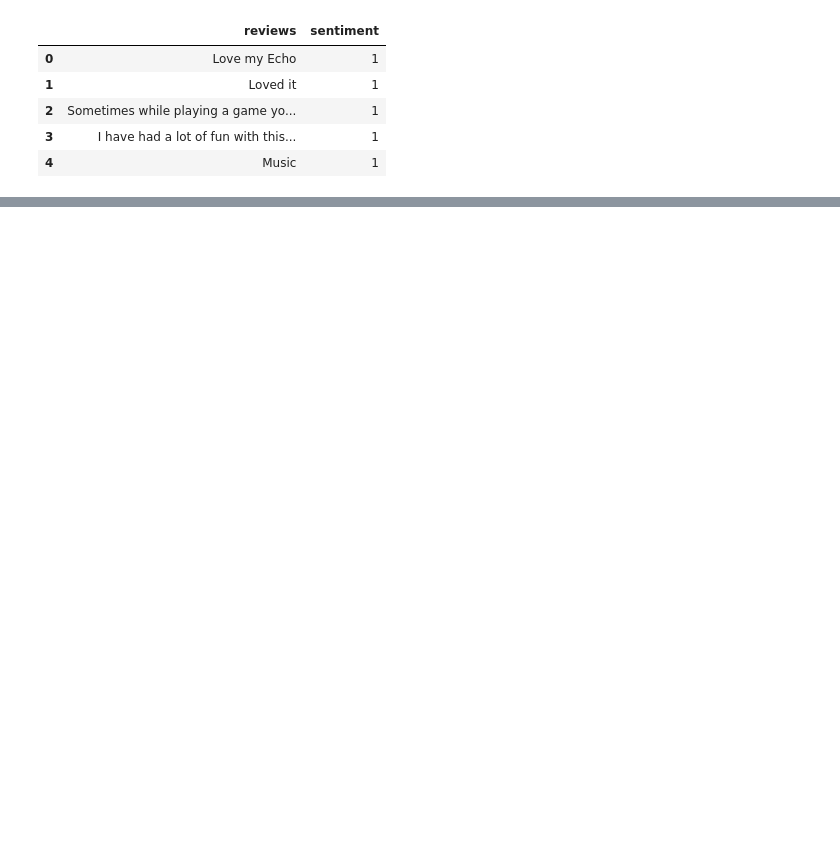
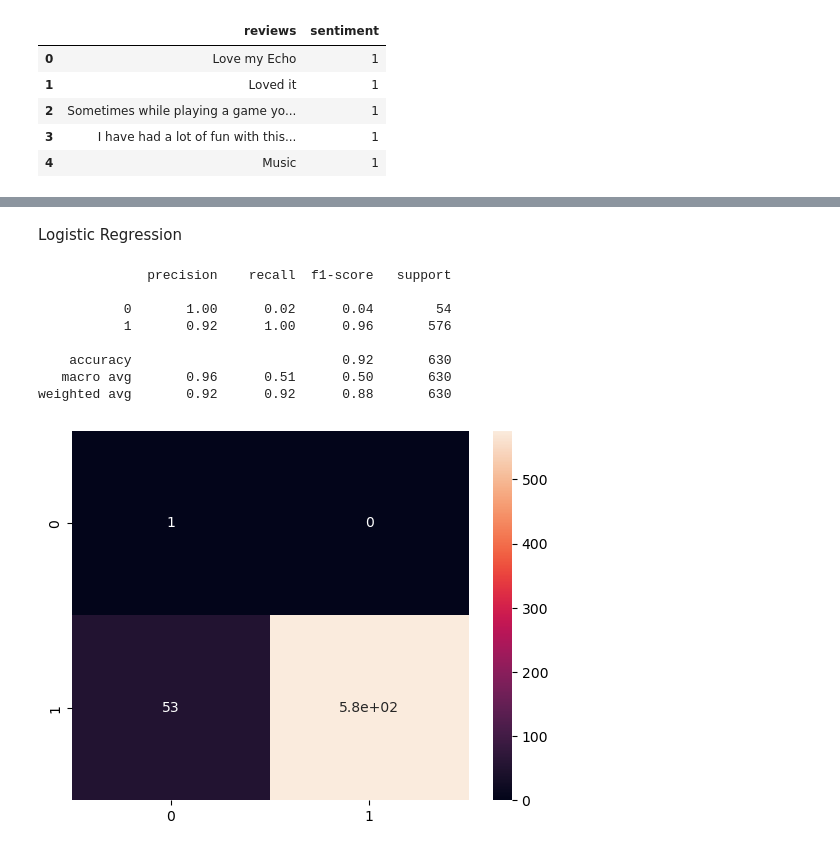
Before and after one commit to rud-rax/sentimentAnalysis, a Jupyter notebook: main.ipynb, the cells around one changed output, grey strips where cells are left out. Drawn from its saved outputs; the diff is of its cells as text; code cells hidden in the pictures; blank space fills up the shorter version.

```diff
--- a/main.ipynb
+++ b/main.ipynb
@@ -115,0 +218,24 @@ df.head()
+# %% [markdown]
+Logistic Regression
+# %%
+from sklearn.linear_model import LogisticRegression
+
+model = LogisticRegression()
+model.fit(X_train, y_train)
+
+lr_pred = model.predict(X_test)
+
+cm = confusion_matrix(lr_pred, y_test)
+sns.heatmap(cm, annot = True)
+
+print(classification_report(y_test, lr_pred))
+# %% [output]
+              precision    recall  f1-score   support
+
+           0       1.00      0.02      0.04        54
+           1       0.92      1.00      0.96       576
+
+    accuracy                           0.92       630
+   macro avg       0.96      0.51      0.50       630
+weighted avg       0.92      0.92      0.88       630
+[figure, added]
```
Also changed, not shown: parts of 28 cells of this notebook.
